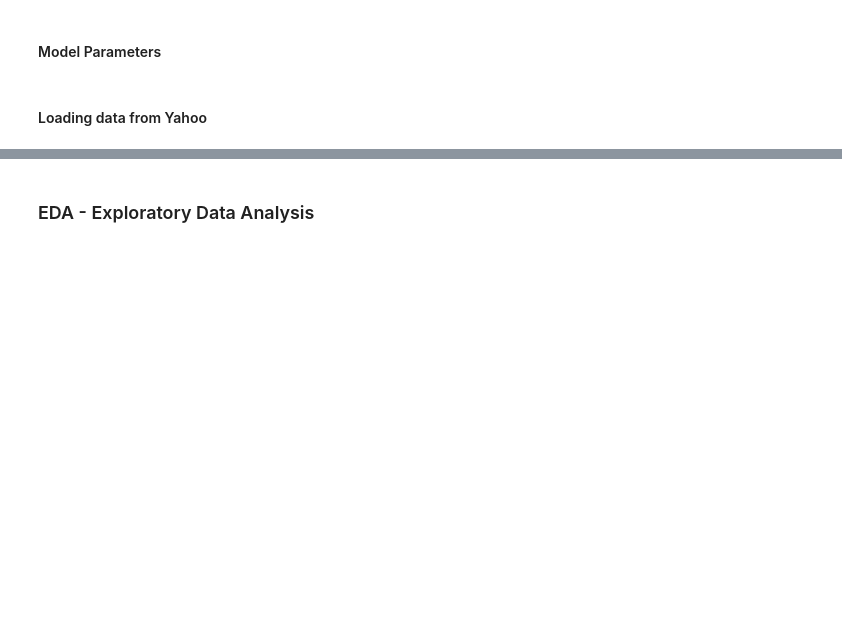
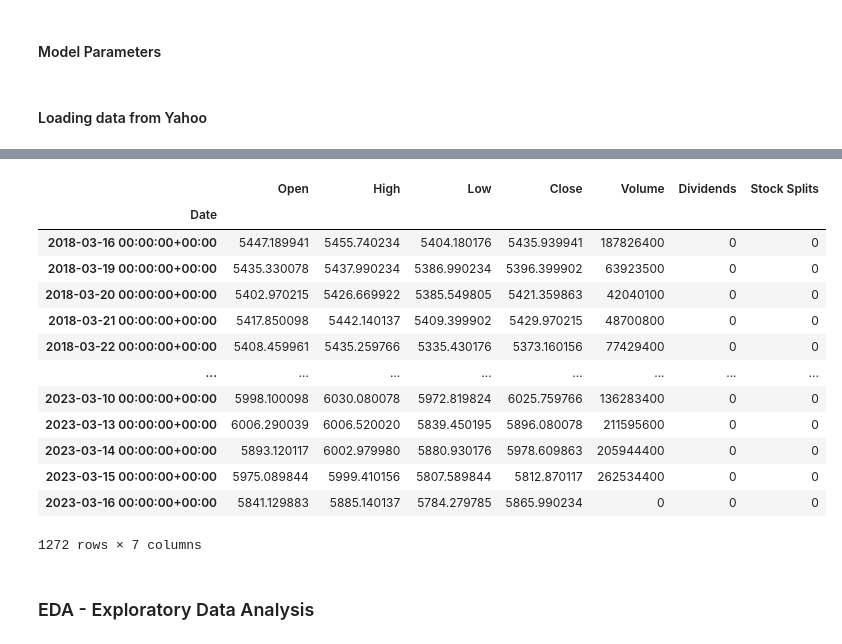
Before and after one commit to zohanny/LSTM-Euronext, a Jupyter notebook: EURONEXT LISBON - Forecasting with LSTM.ipynb, the cells around one changed output, grey strips where cells are left out. Saved outputs shown, nothing was run; the diff lists cells and outputs as text; code cells hidden in the pictures; blank space fills up the shorter version.

```diff
--- a/EURONEXT LISBON - Forecasting with LSTM.ipynb
+++ b/EURONEXT LISBON - Forecasting with LSTM.ipynb
@@ -42,3 +62,20 @@ df = pd.read_csv('stocks.csv')
+# %%
+df
+# %% [output]
+|  | Open | High | Low | Close | Volume | Dividends | Stock Splits |
+| Date |  |  |  |  |  |  |  |
+| 2018-03-16 00:00:00+00:00 | 5447.189941 | 5455.740234 | 5404.180176 | 5435.939941 | 187826400 | 0 | 0 |
+| 2018-03-19 00:00:00+00:00 | 5435.330078 | 5437.990234 | 5386.990234 | 5396.399902 | 63923500 | 0 | 0 |
+| 2018-03-20 00:00:00+00:00 | 5402.970215 | 5426.669922 | 5385.549805 | 5421.359863 | 42040100 | 0 | 0 |
+| 2018-03-21 00:00:00+00:00 | 5417.850098 | 5442.140137 | 5409.399902 | 5429.970215 | 48700800 | 0 | 0 |
+| 2018-03-22 00:00:00+00:00 | 5408.459961 | 5435.259766 | 5335.430176 | 5373.160156 | 77429400 | 0 | 0 |
+| ... | ... | ... | ... | ... | ... | ... | ... |
+| 2023-03-10 00:00:00+00:00 | 5998.100098 | 6030.080078 | 5972.819824 | 6025.759766 | 136283400 | 0 | 0 |
+| 2023-03-13 00:00:00+00:00 | 6006.290039 | 6006.520020 | 5839.450195 | 5896.080078 | 211595600 | 0 | 0 |
+| 2023-03-14 00:00:00+00:00 | 5893.120117 | 6002.979980 | 5880.930176 | 5978.609863 | 205944400 | 0 | 0 |
+| 2023-03-15 00:00:00+00:00 | 5975.089844 | 5999.410156 | 5807.589844 | 5812.870117 | 262534400 | 0 | 0 |
+| 2023-03-16 00:00:00+00:00 | 5841.129883 | 5885.140137 | 5784.279785 | 5865.990234 | 0 | 0 | 0 |
+1272 rows × 7 columns
 # %% [markdown]
 ### EDA - Exploratory Data Analysis
 # %%
```
Also changed, not shown: parts of 5 cells of this notebook.
